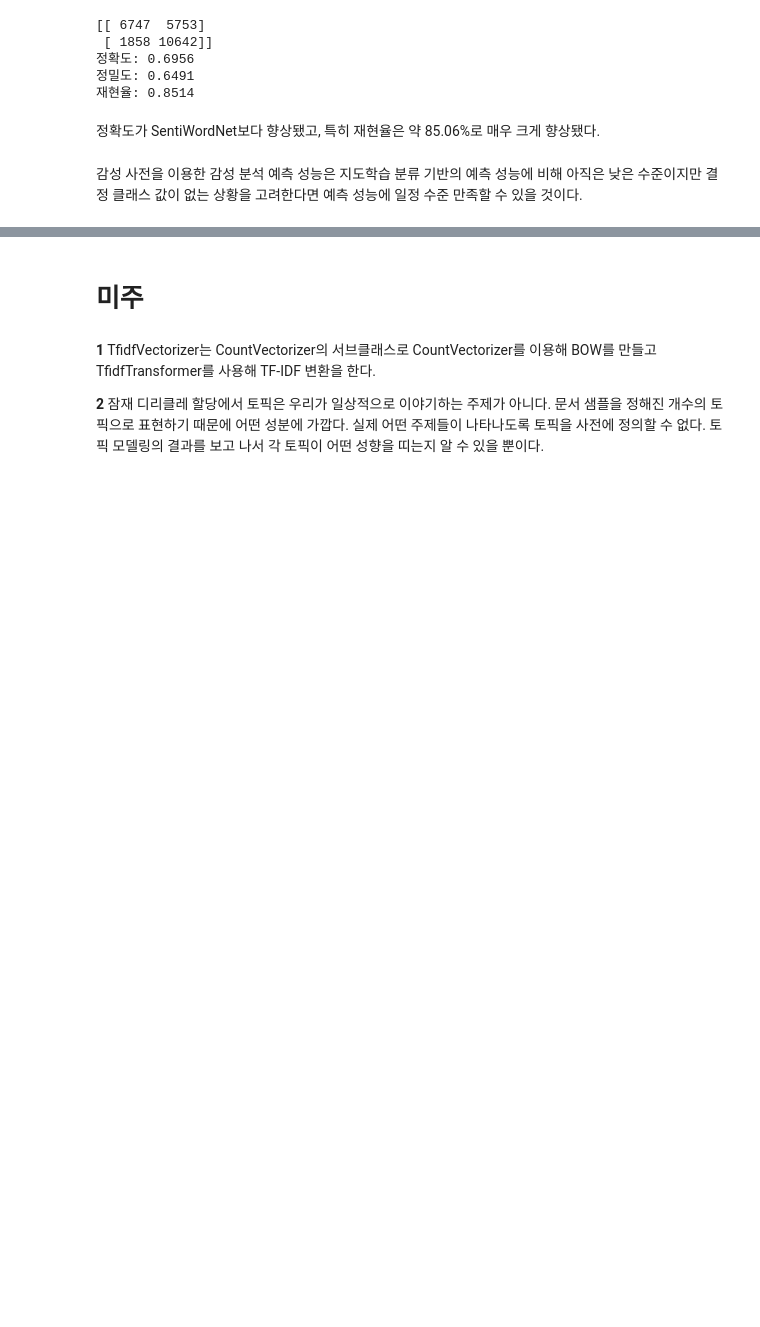
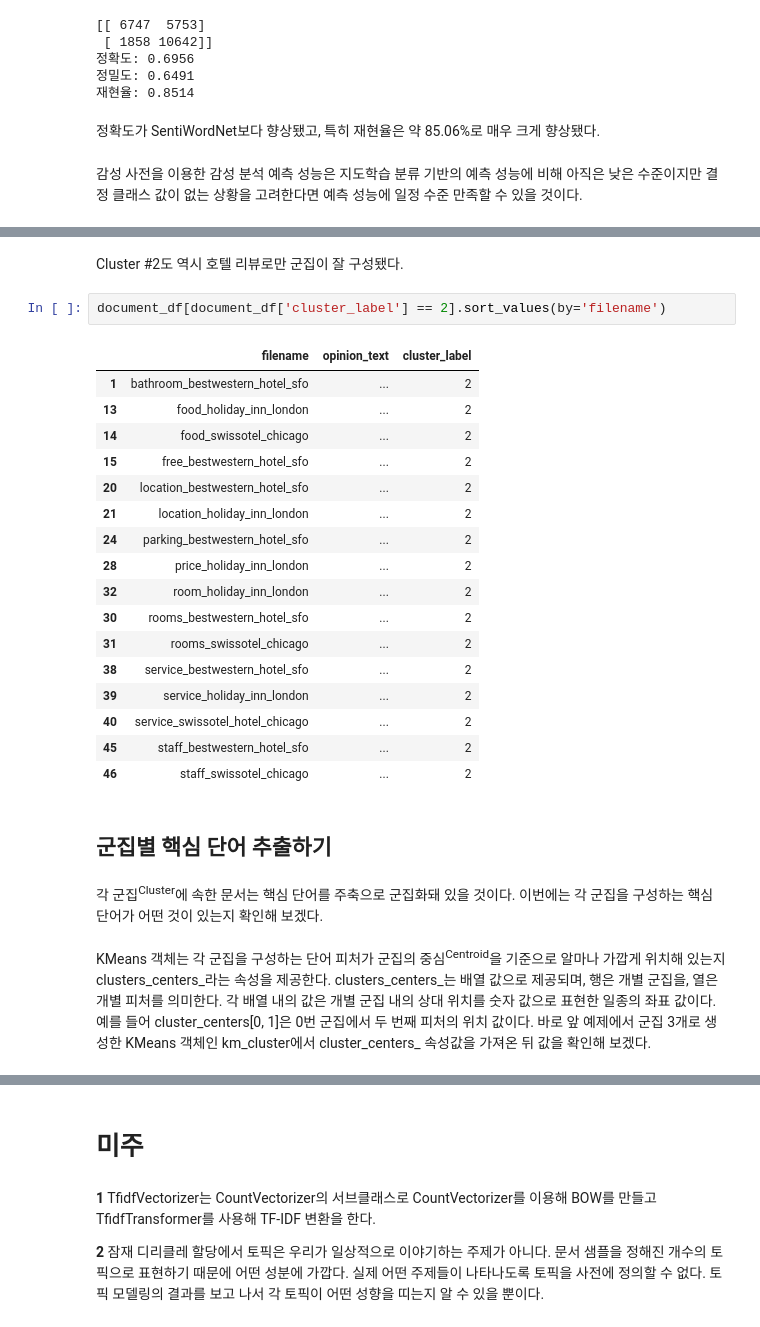
Before and after one commit to Sameta-cani/jwork, a Jupyter notebook: Text Analysis.ipynb, the cells around one changed output, grey strips where cells are left out. Drawn from its saved outputs; the diff is of its cells as text; blank space fills up the shorter version.

```diff
--- a/Text Analysis.ipynb
+++ b/Text Analysis.ipynb
@@ -1429,0 +1657,28 @@ LDA와 같은 토픽 모델링은 레이블이 없거나, 레이블이 있더라
+# %% [markdown]
+Cluster #2도 역시 호텔 리뷰로만 군집이 잘 구성됐다.
+# %%
+document_df[document_df['cluster_label'] == 2].sort_values(by='filename')
+# %% [output]
+|  | filename | opinion_text | cluster_label |
+| 1 | bathroom_bestwestern_hotel_sfo | ... | 2 |
+| 13 | food_holiday_inn_london | ... | 2 |
+| 14 | food_swissotel_chicago | ... | 2 |
+| 15 | free_bestwestern_hotel_sfo | ... | 2 |
+| 20 | location_bestwestern_hotel_sfo | ... | 2 |
+| 21 | location_holiday_inn_london | ... | 2 |
+| 24 | parking_bestwestern_hotel_sfo | ... | 2 |
+| 28 | price_holiday_inn_london | ... | 2 |
+| 32 | room_holiday_inn_london | ... | 2 |
+| 30 | rooms_bestwestern_hotel_sfo | ... | 2 |
+| 31 | rooms_swissotel_chicago | ... | 2 |
+| 38 | service_bestwestern_hotel_sfo | ... | 2 |
+| 39 | service_holiday_inn_london | ... | 2 |
+| 40 | service_swissotel_hotel_chicago | ... | 2 |
+| 45 | staff_bestwestern_hotel_sfo | ... | 2 |
+| 46 | staff_swissotel_chicago | ... | 2 |
+# %% [markdown]
+## 군집별 핵심 단어 추출하기
+# %% [markdown]
+각 군집<sup>Cluster</sup>에 속한 문서는 핵심 단어를 주축으로 군집화돼 있을 것이다. 이번에는 각 군집을 구성하는 핵심 단어가 어떤 것이 있는지 확인해 보겠다.
+# %% [markdown]
+KMeans 객체는 각 군집을 구성하는 단어 피처가 군집의 중심<sup>Centroid</sup>을 기준으로 알마나 가깝게 위치해 있는지 clusters_centers_라는 속성을 제공한다. clusters_centers_는 배열 값으로 제공되며, 행은 개별 군집을, 열은 개별 피처를 의미한다. 각 배열 내의 값은 개별 군집 내의 상대 위치를 숫자 값으로 표현한 일종의 좌표 값이다. 예를 들어 cluster_centers[0, 1]은 0번 군집에서 두 번째 피처의 위치 값이다. 바로 앞 예제에서 군집 3개로 생성한 KMeans 객체인 km_cluster에서 cluster_centers_ 속성값을 가져온 뒤 값을 확인해 보겠다.
```
Also changed, not shown: parts of 170 cells of this notebook, 2 other files.
